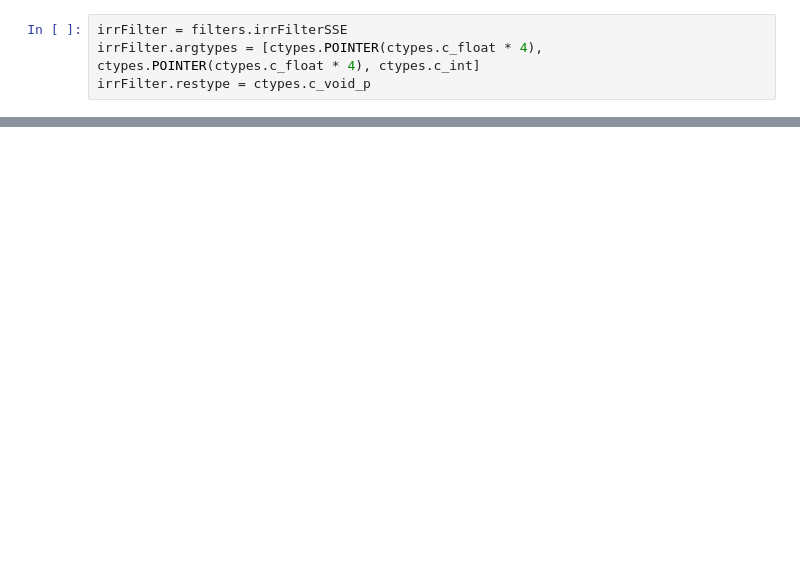
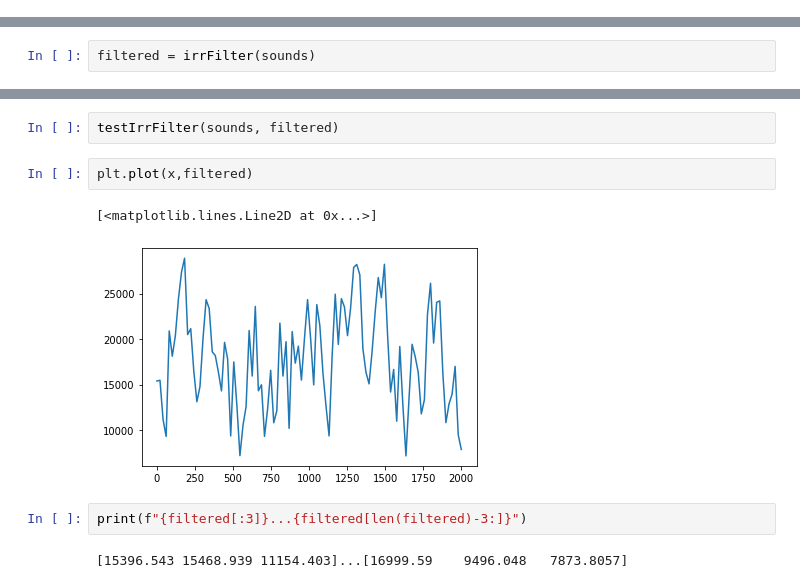
Before and after one commit to Gerardo115pp/irrFilterASM, a Jupyter notebook: test.ipynb, the cells around one changed output, grey strips where cells are left out. Saved outputs shown, nothing was run; the diff lists cells and outputs as text; blank space fills up the shorter version.

```diff
--- a/test.ipynb
+++ b/test.ipynb
@@ -6,4 +0,0 @@ filters = ctypes.CDLL("./libFilters.so")
-# %%
-irrFilter = filters.irrFilterSSE
-irrFilter.argtypes = [ctypes.POINTER(ctypes.c_float * 4), ctypes.POINTER(ctypes.c_float * 4), ctypes.c_int]
-irrFilter.restype = ctypes.c_void_p
@@ -35,0 +17,2 @@ array([ 7.22366257,  8.78488764, 12.67801012,  6.94057775,  6.26059273,
+# %%
+filtered = irrFilter(sounds)
@@ -35,0 +28,11 @@ array([ 7.22366257,  8.78488764, 12.67801012,  6.94057775,  6.26059273,
+# %%
+testIrrFilter(sounds, filtered)
+# %%
+plt.plot(x,filtered)
+# %% [output]
+[<matplotlib.lines.Line2D at 0x...>]
+[figure, added]
+# %%
+print(f"{filtered[:3]}...{filtered[len(filtered)-3:]}")
+# %% [output]
+[15396.543 15468.939 11154.403]...[16999.59    9496.048   7873.8057]
```
Also changed, not shown: parts of 8 cells of this notebook, 6 other files.
